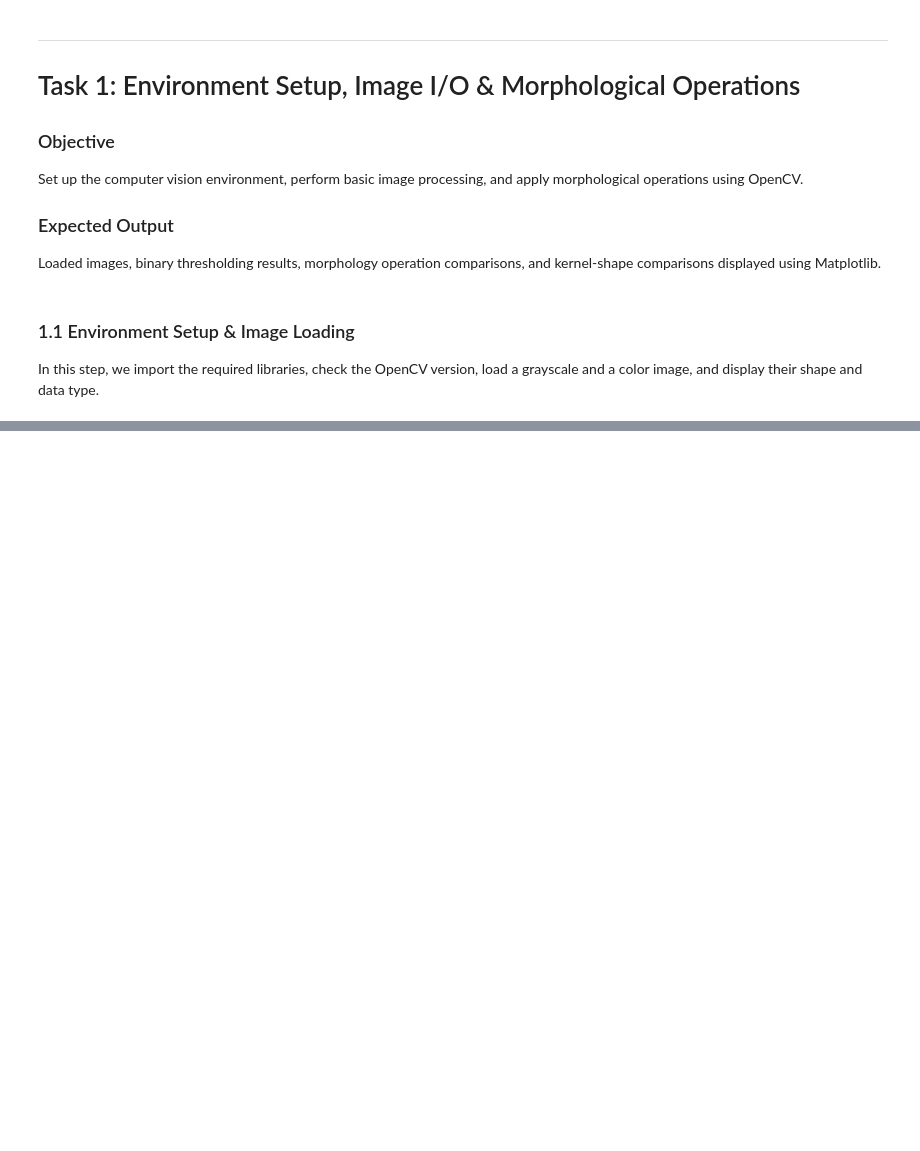
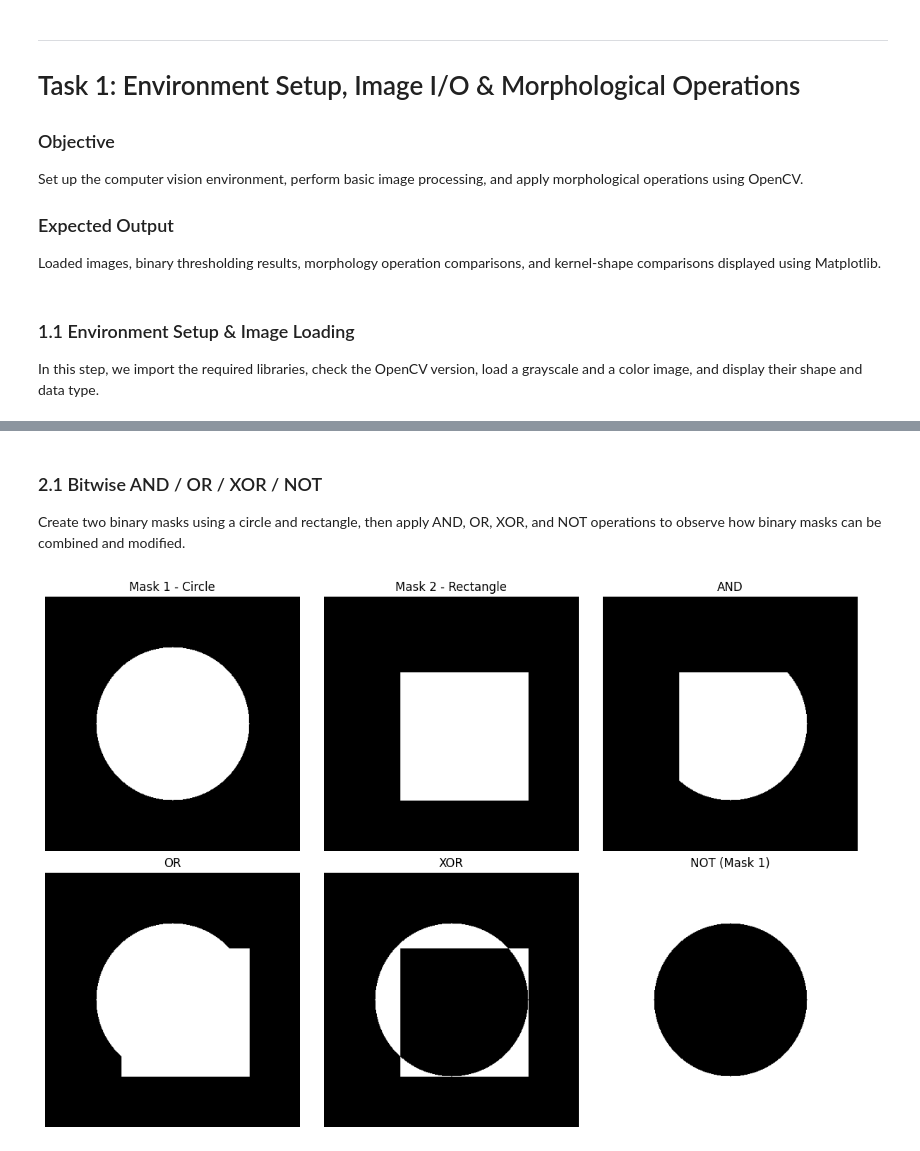
Before and after one commit to PareeSojitra0803/Computer_Vision_Pipeline_Deep_Learning, a Jupyter notebook: CV_PR3.ipynb, the cells around one changed output, grey strips where cells are left out. Drawn from its saved outputs; the diff is of its cells as text; code cells hidden in the pictures; blank space fills up the shorter version.

```diff
--- a/CV_PR3.ipynb
+++ b/CV_PR3.ipynb
@@ -93,0 +222,33 @@ AttributeError: 'NoneType' object has no attribute 'shape'
+# %% [markdown]
+### 2.1 Bitwise AND / OR / XOR / NOT
+
+Create two binary masks using a circle and rectangle, then apply AND, OR, XOR, and NOT operations to observe how binary masks can be combined and modified.
+# %%
+mask1 = np.zeros((400, 400), dtype=np.uint8)
+mask2 = np.zeros((400, 400), dtype=np.uint8)
+
+cv2.circle(mask1, (200, 200), 120, 255, -1)
+cv2.rectangle(mask2, (120, 120), (320, 320), 255, -1)
+
+bitwise_and = cv2.bitwise_and(mask1, mask2)
+bitwise_or = cv2.bitwise_or(mask1, mask2)
+bitwise_xor = cv2.bitwise_xor(mask1, mask2)
+bitwise_not = cv2.bitwise_not(mask1)
+
+plt.figure(figsize=(12, 8))
+
+images = [mask1, mask2, bitwise_and, bitwise_or, bitwise_xor, bitwise_not]
+
+titles = ["Mask 1 - Circle", "Mask 2 - Rectangle", "AND", "OR", "XOR", "NOT (Mask 1)"]
+
+for i in range(6):
+    plt.subplot(2, 3, i + 1)
+    plt.imshow(images[i], cmap="gray")
+    plt.title(titles[i])
+    plt.axis("off")
+
+plt.tight_layout()
+plt.savefig("plots/bitwise_operations.png", dpi=300, bbox_inches="tight")
+plt.show()
+# %% [output]
+[figure, added]
```
Also changed, not shown: parts of 31 cells of this notebook, 16 other files.
